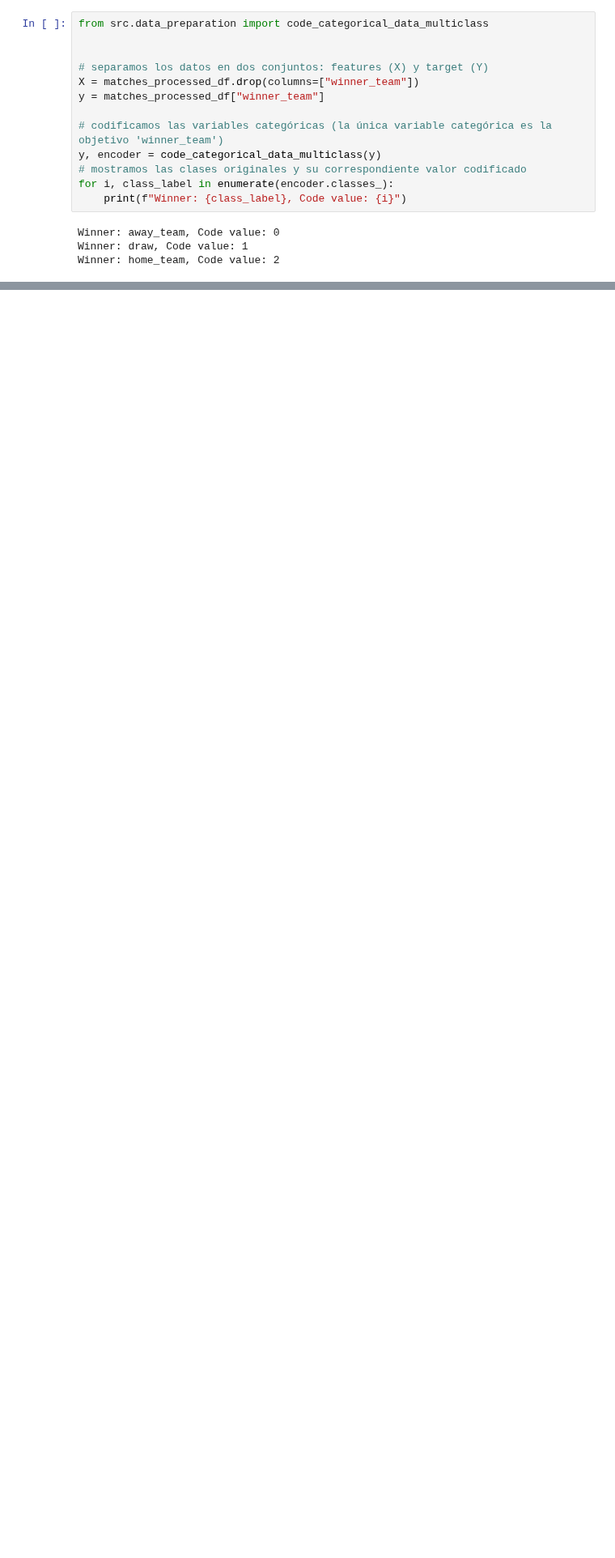
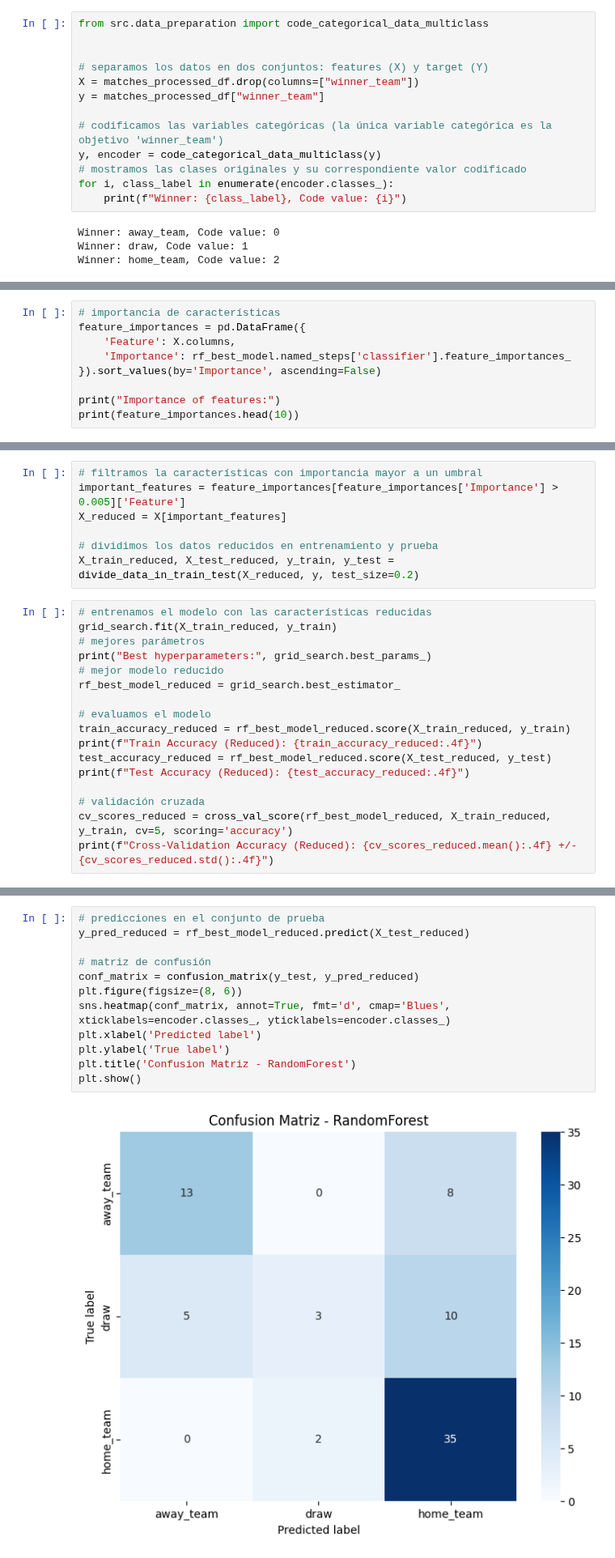
Before and after one commit to Jaime-Linares/DataAnalysis-FootySage, a Jupyter notebook: feature_selection.ipynb, the cells around one changed output, grey strips where cells are left out. Shown at 81% size. Drawn from its saved outputs; the diff is of its cells as text; blank space fills up the shorter version.

```diff
--- a/feature_selection.ipynb
+++ b/feature_selection.ipynb
@@ -211,0 +300,9 @@ X_train_scaled_MinMaxScaler, X_test_scaled_MinMaxScaler = scale_data_train_test(
+# %%
+# importancia de características
+feature_importances = pd.DataFrame({
+    'Feature': X.columns,
+    'Importance': rf_best_model.named_steps['classifier'].feature_importances_
+}).sort_values(by='Importance', ascending=False)
+
+print("Importance of features:")
+print(feature_importances.head(10))
@@ -211,0 +324,24 @@ X_train_scaled_MinMaxScaler, X_test_scaled_MinMaxScaler = scale_data_train_test(
+# %%
+# filtramos la características con importancia mayor a un umbral
+important_features = feature_importances[feature_importances['Importance'] > 0.005]['Feature']
+X_reduced = X[important_features]
+
+# dividimos los datos reducidos en entrenamiento y prueba
+X_train_reduced, X_test_reduced, y_train, y_test = divide_data_in_train_test(X_reduced, y, test_size=0.2)
+# %%
+# entrenamos el modelo con las características reducidas
+grid_search.fit(X_train_reduced, y_train)
+# mejores parámetros
+print("Best hyperparameters:", grid_search.best_params_)
+# mejor modelo reducido
+rf_best_model_reduced = grid_search.best_estimator_
+
+# evaluamos el modelo
+train_accuracy_reduced = rf_best_model_reduced.score(X_train_reduced, y_train)
+print(f"Train Accuracy (Reduced): {train_accuracy_reduced:.4f}")
+test_accuracy_reduced = rf_best_model_reduced.score(X_test_reduced, y_test)
+print(f"Test Accuracy (Reduced): {test_accuracy_reduced:.4f}")
+
+# validación cruzada
+cv_scores_reduced = cross_val_score(rf_best_model_reduced, X_train_reduced, y_train, cv=5, scoring='accuracy')
+print(f"Cross-Validation Accuracy (Reduced): {cv_scores_reduced.mean():.4f} +/- {cv_scores_reduced.std():.4f}")
@@ -211,0 +354,14 @@ X_train_scaled_MinMaxScaler, X_test_scaled_MinMaxScaler = scale_data_train_test(
+# %%
+# predicciones en el conjunto de prueba
+y_pred_reduced = rf_best_model_reduced.predict(X_test_reduced)
+
+# matriz de confusión
+conf_matrix = confusion_matrix(y_test, y_pred_reduced)
+plt.figure(figsize=(8, 6))
+sns.heatmap(conf_matrix, annot=True, fmt='d', cmap='Blues', xticklabels=encoder.classes_, yticklabels=encoder.classes_)
+plt.xlabel('Predicted label')
+plt.ylabel('True label')
+plt.title('Confusion Matriz - RandomForest')
+plt.show()
+# %% [output]
+[figure, added]
```
Also changed, not shown: parts of 38 cells of this notebook.
